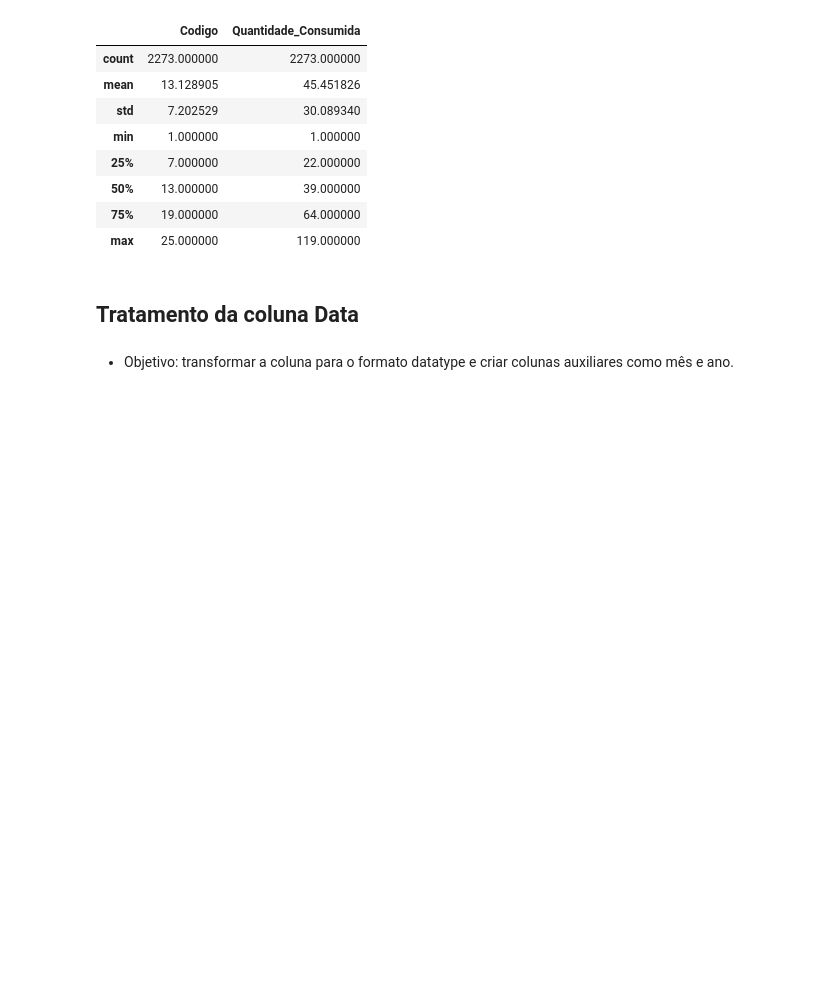
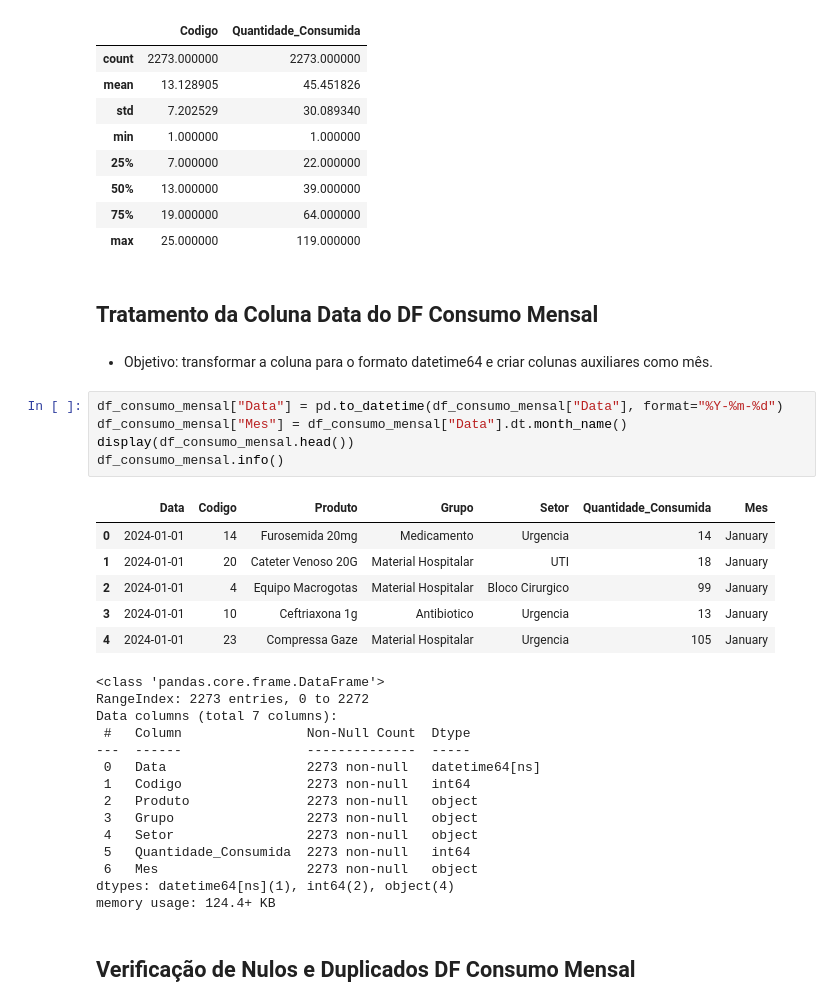
Before and after one commit to AdrianAlves-Nct/analise-estoque-hospitalar, a Jupyter notebook: notebooks/analise_estoque_atual.ipynb, the cells around one changed output. Drawn from its saved outputs; the diff is of its cells as text; blank space fills up the shorter version.

Commit message:
finalizando o tratamento individual

```diff
--- a/notebooks/analise_estoque_atual.ipynb
+++ b/notebooks/analise_estoque_atual.ipynb
@@ -216,6 +216,34 @@ memory usage: 106.7+ KB
 | 75% | 19.000000 | 64.000000 |
 | max | 25.000000 | 119.000000 |
 # %% [markdown]
-## Tratamento da coluna Data
+## Tratamento da Coluna Data do DF Consumo Mensal
 # %% [markdown]
-- Objetivo: transformar a coluna para o formato datatype e criar colunas auxiliares como mês e ano.
+- Objetivo: transformar a coluna para o formato datetime64 e criar colunas auxiliares como mês.
+# %%
+df_consumo_mensal["Data"] = pd.to_datetime(df_consumo_mensal["Data"], format="%Y-%m-%d")
+df_consumo_mensal["Mes"] = df_consumo_mensal["Data"].dt.month_name()
+display(df_consumo_mensal.head())
+df_consumo_mensal.info()
+# %% [output]
+|  | Data | Codigo | Produto | Grupo | Setor | Quantidade_Consumida | Mes |
+| 0 | 2024-01-01 | 14 | Furosemida 20mg | Medicamento | Urgencia | 14 | January |
+| 1 | 2024-01-01 | 20 | Cateter Venoso 20G | Material Hospitalar | UTI | 18 | January |
+| 2 | 2024-01-01 | 4 | Equipo Macrogotas | Material Hospitalar | Bloco Cirurgico | 99 | January |
+| 3 | 2024-01-01 | 10 | Ceftriaxona 1g | Antibiotico | Urgencia | 13 | January |
+| 4 | 2024-01-01 | 23 | Compressa Gaze | Material Hospitalar | Urgencia | 105 | January |
+<class 'pandas.core.frame.DataFrame'>
+RangeIndex: 2273 entries, 0 to 2272
+Data columns (total 7 columns):
+ #   Column                Non-Null Count  Dtype
+---  ------                --------------  -----
+ 0   Data                  2273 non-null   datetime64[ns]
+ 1   Codigo                2273 non-null   int64
+ 2   Produto               2273 non-null   object
+ 3   Grupo                 2273 non-null   object
+ 4   Setor                 2273 non-null   object
+ 5   Quantidade_Consumida  2273 non-null   int64
+ 6   Mes                   2273 non-null   object
+dtypes: datetime64[ns](1), int64(2), object(4)
+memory usage: 124.4+ KB
+# %% [markdown]
+## Verificação de Nulos e Duplicados DF Consumo Mensal
```
Also changed, not shown: parts of 11 cells of this notebook.
